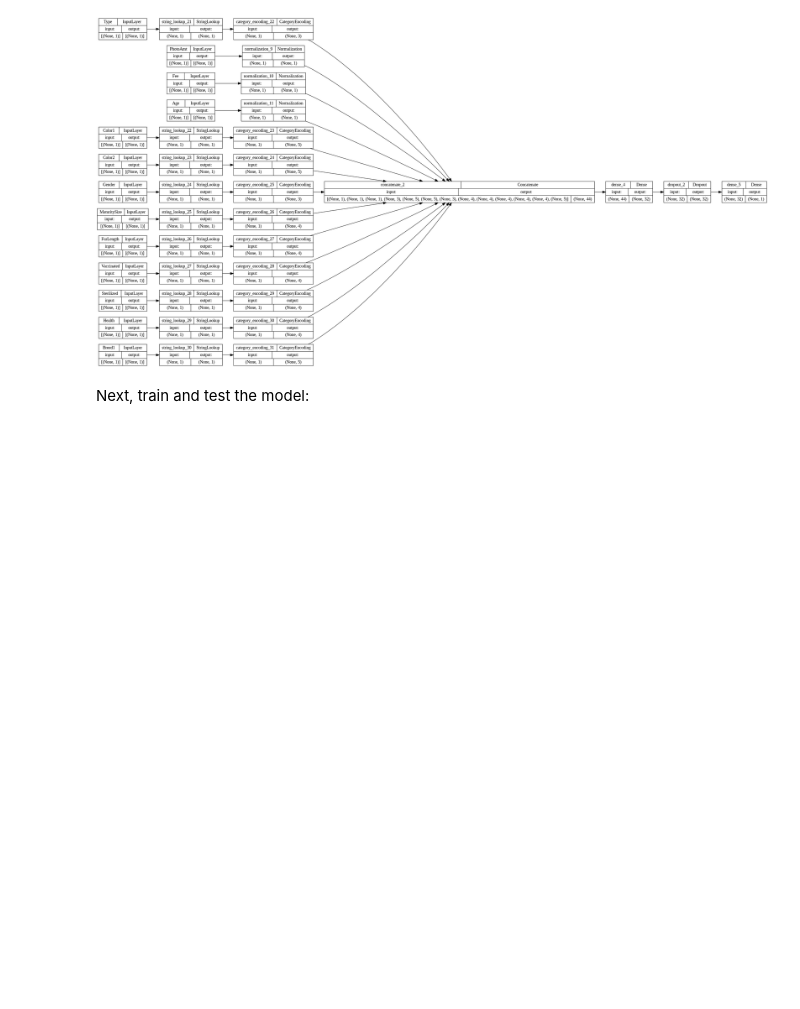
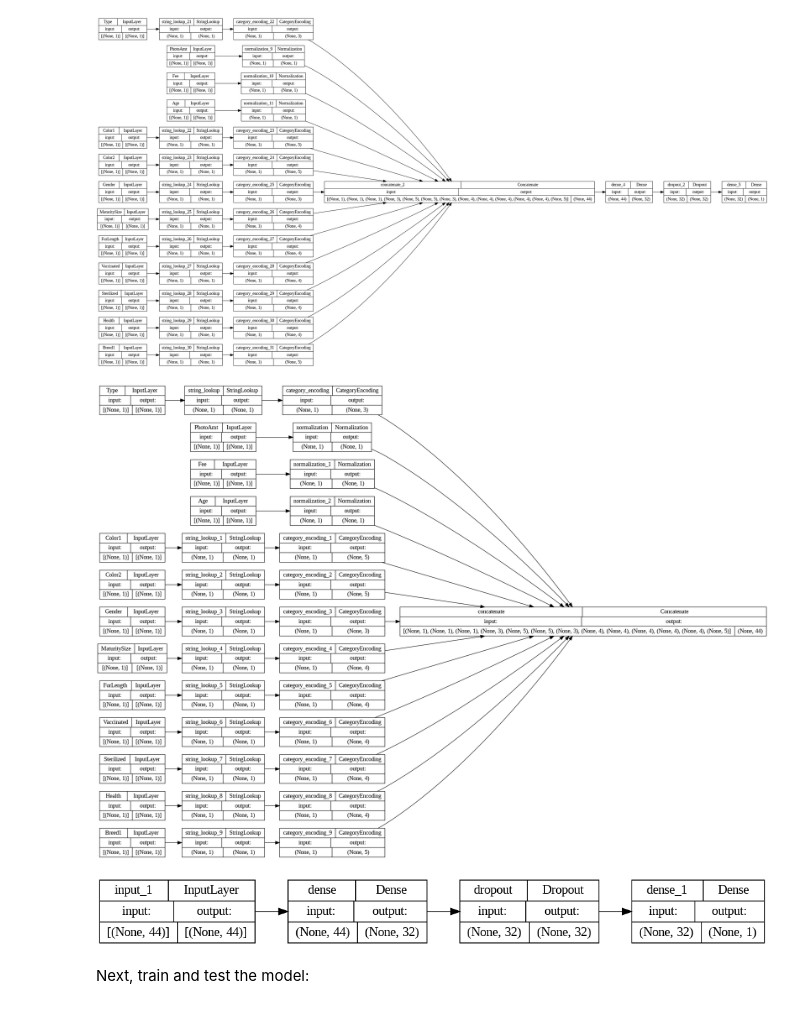
Before and after one commit to samehra/Projects, a Jupyter notebook: tf_notebooks/preprocessing_layers.ipynb, the cells around one changed output. Drawn from its saved outputs; the diff is of its cells as text; code cells hidden in the pictures; blank space fills up the shorter version.

```diff
--- a/tf_notebooks/preprocessing_layers.ipynb
+++ b/tf_notebooks/preprocessing_layers.ipynb
@@ -152,7 +152,7 @@ def df_to_dataset(dataframe, shuffle=True, batch_size=32):
   if shuffle:
     ds = ds.shuffle(buffer_size=len(dataframe))
   ds = ds.batch(batch_size)
-  ds = ds.prefetch(batch_size)
+  #ds = ds.prefetch(batch_size)
   return ds
 # %% [markdown]
 Now, use the newly created function (`df_to_dataset`) to check the format of the data the input pipeline helper function returns by calling it on the training data, and use a small batch size to keep the output readable:
@@ -439,7 +462,8 @@ class preprocessingData():
       self.all_inputs.append(categorical_col)
       self.encoded_features.append(encoded_categorical_col)
 
-    return self.all_inputs, self.encoded_features
+    self.concat_features = tf.keras.layers.Concatenate()(self.encoded_features)
+    return self.all_inputs, self.encoded_features, self.concat_features
 # %% [markdown]
 Turn the integer categorical values from the dataset (the pet age) into integer indices, perform multi-hot encoding, and add the resulting feature inputs to `encoded_features`:
 # %% [markdown]
@@ -450,4 +474,4 @@ categorical_cols = ['Type', 'Color1', 'Color2', 'Gender', 'MaturitySize',
                     'FurLength', 'Vaccinated', 'Sterilized', 'Health', 'Breed1']
 
 preprocess = preprocessingData(num_cols, categorical_cols)
-all_inputs, encoded_features = preprocess.data_preprocess(train_ds)
+all_inputs, encoded_features, concat_features = preprocess.data_preprocess(train_ds)
@@ -485,3 +537,7 @@ model.compile(optimizer='adam',
+# %%
+preprocessing_model = tf.keras.Model(all_inputs, concat_features)
+model1 = tfModel()
+training_model = model1.model(concat_features)
 # %% [markdown]
 Let's visualize the connectivity graph:
 # %%
@@ -489,5 +545,15 @@ Let's visualize the connectivity graph:
 tf.keras.utils.plot_model(model, show_shapes=True, rankdir="LR")
 # %% [output]
 [figure]
+# %%
+# Use `rankdir='LR'` to make the graph horizontal.
+tf.keras.utils.plot_model(preprocessing_model, show_shapes=True, rankdir="LR")
+# %% [output]
+[figure, added]
+# %%
+# Use `rankdir='LR'` to make the graph horizontal.
+tf.keras.utils.plot_model(training_model, show_shapes=True, rankdir="LR")
+# %% [output]
+[figure, added]
 # %% [markdown]
 Next, train and test the model:
```
Also changed, not shown: parts of 9 cells of this notebook.
